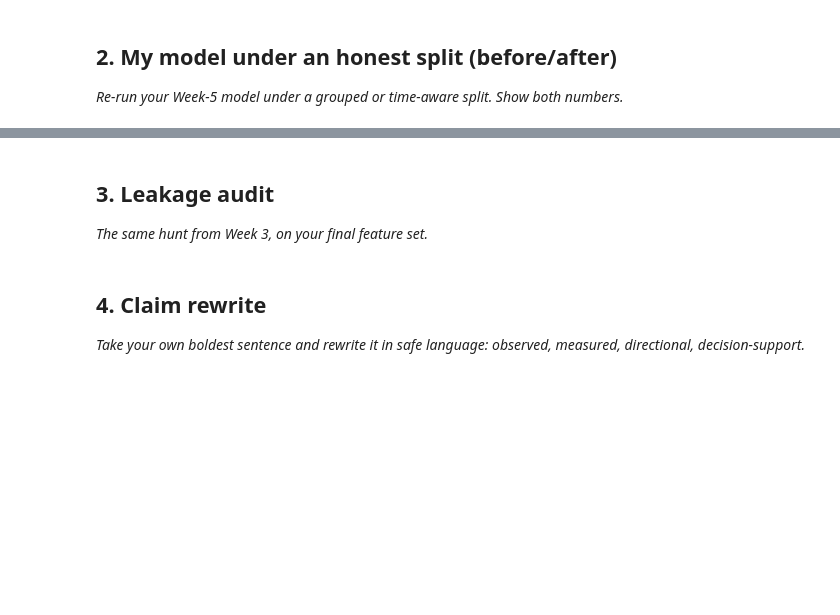
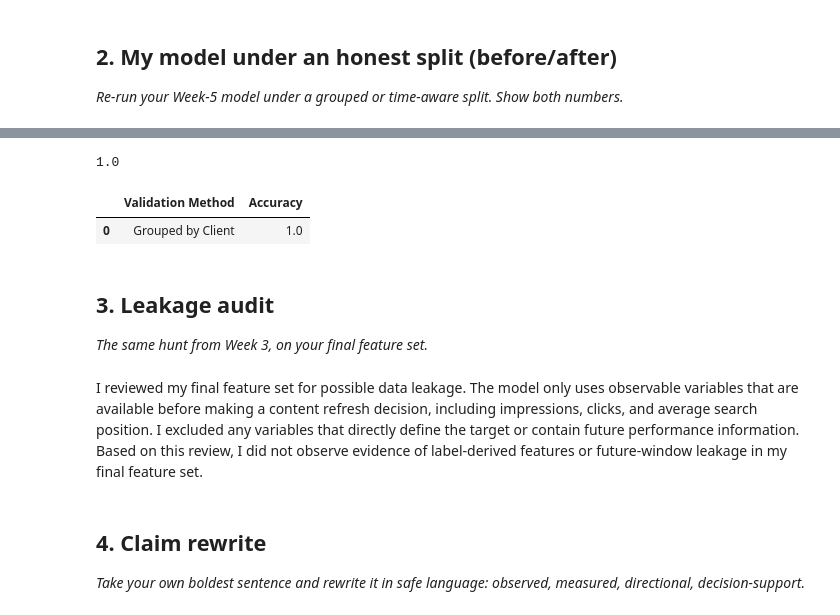
Before and after one commit to a-demesa/flyrank-ml, a Jupyter notebook: work/notebooks/w06_validation_audit.ipynb, the cells around one changed output, grey strips where cells are left out. Drawn from its saved outputs; the diff is of its cells as text; code cells hidden in the pictures; blank space fills up the shorter version.

```diff
--- a/work/notebooks/w06_validation_audit.ipynb
+++ b/work/notebooks/w06_validation_audit.ipynb
@@ -16,0 +73,10 @@ This skeleton is yours to fill. Work the sections **in order** — each one has
+# %%
+features = [
+    "gsc_impressions",
+    "gsc_clicks",
+    "gsc_avg_position"
+]
+
+df = sample_df.dropna(subset=features).copy()
+
+df["target"] = (df["gsc_clicks"] > 0).astype(int)
@@ -17,7 +96,47 @@ This skeleton is yours to fill. Work the sections **in order** — each one has
+# %%
+X_train = df.iloc[train_idx][features]
+X_test = df.iloc[test_idx][features]
+
+y_train = df.iloc[train_idx]["target"]
+y_test = df.iloc[test_idx]["target"]
+# %%
+model = DecisionTreeClassifier(
+    max_depth=3,
+    random_state=42
+)
+
+model.fit(X_train, y_train)
+
+pred = model.predict(X_test)
+
+group_accuracy = accuracy_score(
+    y_test,
+    pred
+)
+
+print(group_accuracy)
+# %% [output]
+1.0
+# %%
+comparison = pd.DataFrame({
+    "Validation Method": [
+        "Grouped by Client"
+    ],
+    "Accuracy": [
+        group_accuracy
+    ]
+})
+
+comparison
+# %% [output]
+|  | Validation Method | Accuracy |
+| 0 | Grouped by Client | 1.0 |
 # %% [markdown]
 ## 3. Leakage audit
 
 *The same hunt from Week 3, on your final feature set.*
+# %% [markdown]
+I reviewed my final feature set for possible data leakage. The model only uses observable variables that are available before making a content refresh decision, including impressions, clicks, and average search position. I excluded any variables that directly define the target or contain future performance information. Based on this review, I did not observe evidence of label-derived features or future-window leakage in my final feature set.
 # %% [markdown]
 ## 4. Claim rewrite
 
```
Also changed, not shown: parts of 7 cells of this notebook.
